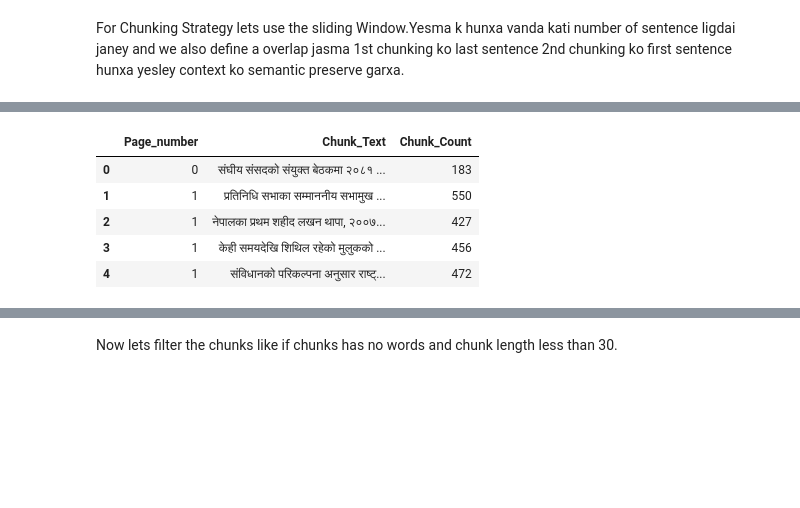
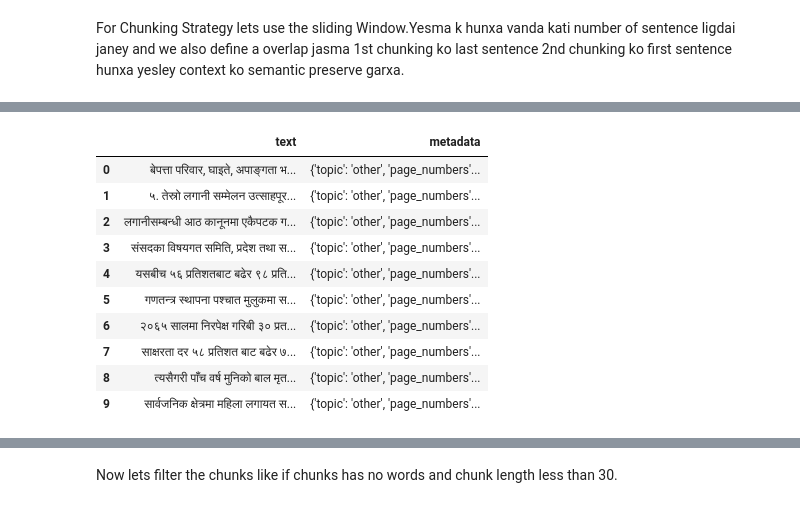
Before and after one commit to sbhujel07/Nepali_Budget_Analyzer_RAG_System, a Jupyter notebook: test.ipynb, the cells around one changed output, grey strips where cells are left out. Drawn from its saved outputs; the diff is of its cells as text; code cells hidden in the pictures; blank space fills up the shorter version.

Commit message:
added the metadata with topic

```diff
--- a/test.ipynb
+++ b/test.ipynb
@@ -223,0 +369,2 @@ text_data[1]
+# %%
+topic_map = group_by_topic(add_metadata_text)
@@ -224,23 +375,28 @@ text_data[1]
 # %% [markdown]
 For Chunking Strategy lets use the sliding Window.Yesma k hunxa vanda kati number of sentence ligdai janey and we also define a overlap jasma 1st chunking ko last sentence 2nd chunking ko first sentence hunxa yesley context ko semantic preserve garxa.
 # %%
-def create_chunks(data,chunk_size=3,overlap=1):
+def create_topic_chunks(topic_map, chunk_size=3, overlap=1):
     all_chunks = []
+    step = chunk_size - overlap
 
-    steps = chunk_size-overlap
-    for items in data:
-        page_number = items["page_number"]
-        sentence = items["Sentence"]
+    for topic, sentences in topic_map.items():
 
+        for i in range(0, len(sentences), step):
 
-        #for each page and sentence
-        for i in range(0,len(sentence),steps):
-            chunks_sentence = sentence[i:i+chunk_size]
-            chunks_sentence = "".join(chunks_sentence)
-            all_chunks.append({"Page_number":page_number,
-                               "Chunk_Text":chunks_sentence,
-                               "Chunk_Count":len(chunks_sentence)})
+            chunk_items = sentences[i:i + chunk_size]
+
+            chunk_text = " ".join([x["text"] for x in chunk_items])
+
+            all_chunks.append({
+                "text": chunk_text,
+                "metadata": {
+                    "topic": topic,
+                    "page_numbers": list(set([x["metadata"]["page"] for x in chunk_items])),
+                    "sentence_ids": [x["metadata"]["sentence_id"] for x in chunk_items],
+                    "source": "Budget Report 2081"
+                }
+            })
 
     return all_chunks
 # %%
-Chunks = create_chunks(text_data)
+Chunks = create_topic_chunks(topic_map)
@@ -262,14 +440,19 @@ print(len(text_data))
 import pandas as pd
 df = pd.DataFrame(Chunks)
 # %%
-df.head(5)
+df.head(10)
 # %% [output]
-|  | Page_number | Chunk_Text | Chunk_Count |
-| 0 | 0 | संघीय संसदको संयुक्त बेठकमा २०८१ ... | 183 |
-| 1 | 1 | प्रतिनिधि सभाका सम्माननीय सभामुख ... | 550 |
-| 2 | 1 | नेपालका प्रथम शहीद लखन थापा, २००७... | 427 |
-| 3 | 1 | केही समयदेखि शिथिल रहेको मुलुकको ... | 456 |
-| 4 | 1 | संविधानको परिकल्पना अनुसार राष्ट्... | 472 |
+|  | text | metadata |
+| 0 | बेपत्ता परिवार, घाइते, अपाङ्गता भ... | {'topic': 'other', 'page_numbers'... |
+| 1 | ५. तेस्रो लगानी सम्मेलन उत्साहपूर... | {'topic': 'other', 'page_numbers'... |
+| 2 | लगानीसम्बन्धी आठ कानूनमा एकैपटक ग... | {'topic': 'other', 'page_numbers'... |
+| 3 | संसदका विषयगत समिति, प्रदेश तथा स... | {'topic': 'other', 'page_numbers'... |
+| 4 | यसबीच ५६ प्रतिशतबाट बढेर ९८ प्रति... | {'topic': 'other', 'page_numbers'... |
+| 5 | गणतन्त्र स्थापना पश्चात मुलुकमा स... | {'topic': 'other', 'page_numbers'... |
+| 6 | २०६५ सालमा निरपेक्ष गरिबी ३० प्रत... | {'topic': 'other', 'page_numbers'... |
+| 7 | साक्षरता दर ५८ प्रतिशत बाट बढेर ७... | {'topic': 'other', 'page_numbers'... |
+| 8 | त्यसैगरी पाँच वर्ष मुनिको बाल मृत... | {'topic': 'other', 'page_numbers'... |
+| 9 | सार्वजनिक क्षेत्रमा महिला लगायत स... | {'topic': 'other', 'page_numbers'... |
 # %%
 df.head(10)
 # %% [output]
```
Also changed, not shown: parts of 45 cells of this notebook.
